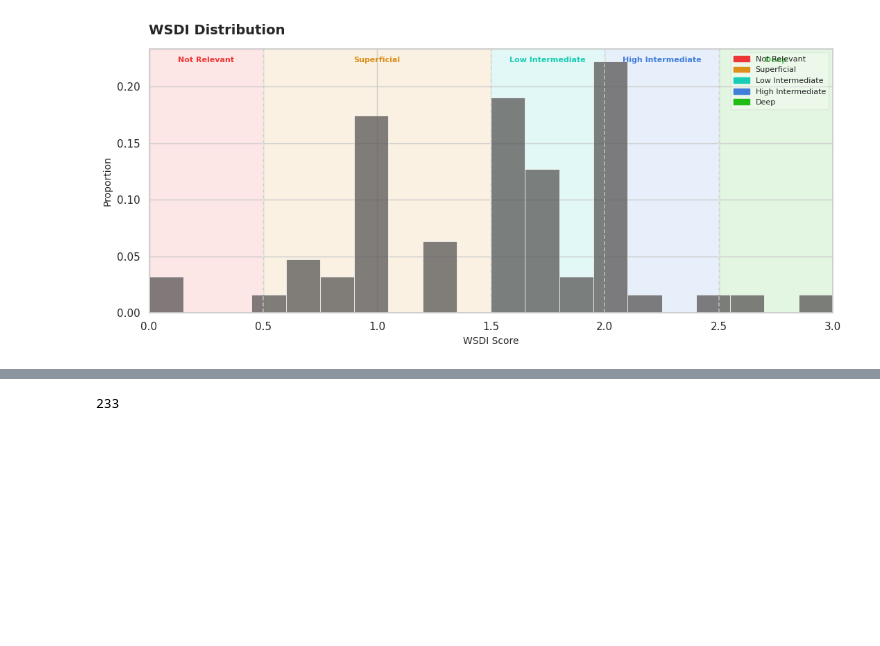
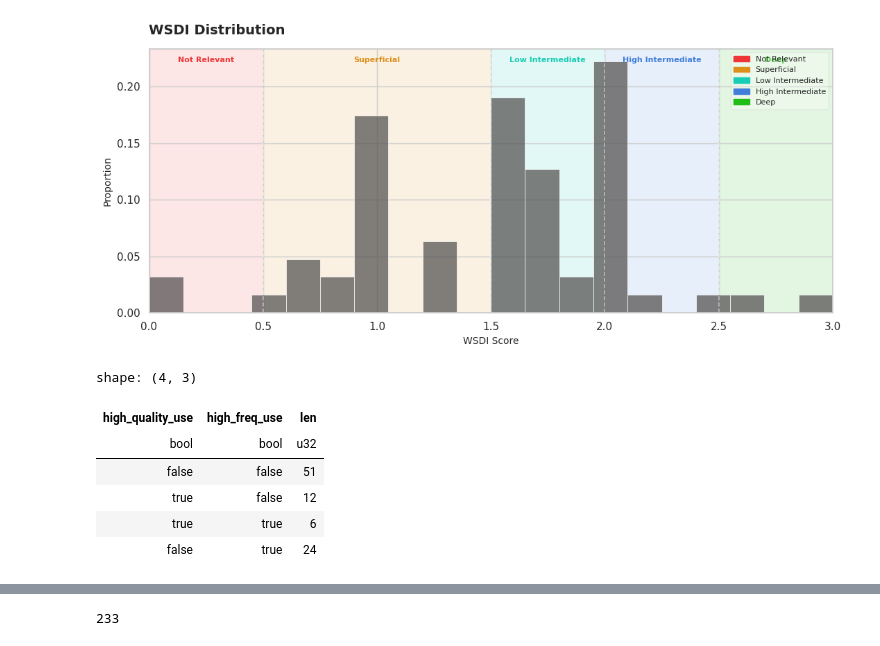
Before and after one commit to IBiDat/va-educational-impact, a Jupyter notebook: src/notebooks/interactions/interactions_data_analysis.ipynb, the cells around one changed output, grey strips where cells are left out. Drawn from its saved outputs; the diff is of its cells as text; code cells hidden in the pictures; blank space fills up the shorter version.

```diff
--- a/src/notebooks/interactions/interactions_data_analysis.ipynb
+++ b/src/notebooks/interactions/interactions_data_analysis.ipynb
@@ -100,3 +100,13 @@ plt.tight_layout()
 plt.show()
 # %% [output]
 [figure]
+# %%
+interactions_df.group_by(['high_quality_use', 'high_freq_use']).len()
+# %% [output]
+shape: (4, 3)
+| high_quality_use | high_freq_use | len |
+| bool | bool | u32 |
+| false | false | 51 |
+| true | false | 12 |
+| true | true | 6 |
+| false | true | 24 |
```
Also changed, not shown: parts of 4 cells of this notebook, 6 other files.
